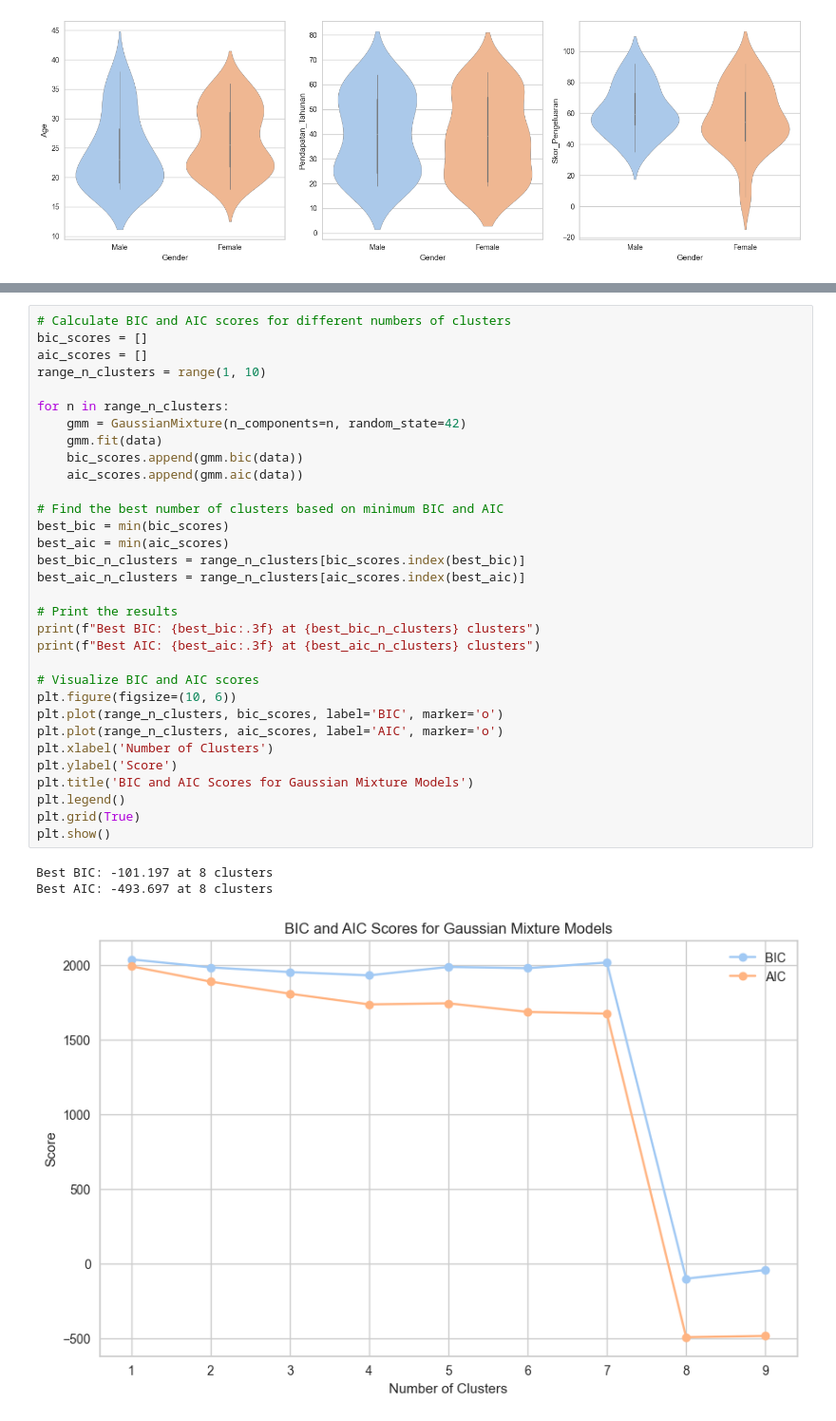
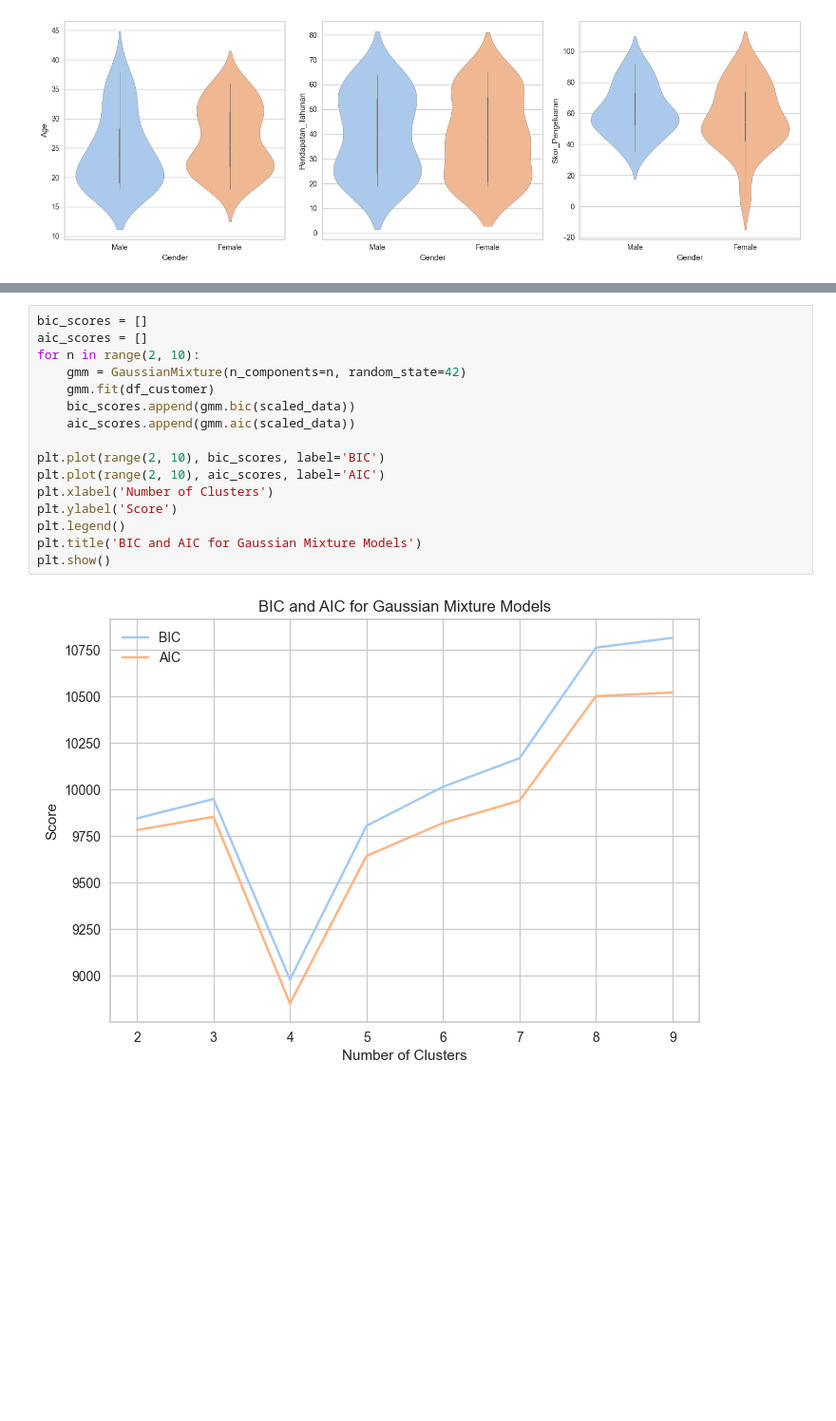
Before and after one commit to BlackBox-Ops/ML-Customer-Segmentation, a Jupyter notebook: notebooks/analisis_eda.ipynb, the cells around one changed output, grey strips where cells are left out. Shown at 95% size. Drawn from its saved outputs; the diff is of its cells as text; blank space fills up the shorter version.

```diff
--- a/notebooks/analisis_eda.ipynb
+++ b/notebooks/analisis_eda.ipynb
@@ -2102,36 +2159,18 @@ Pada tahap ini kita akan membuat visualisasi data untuk menentukan jumlah nilai
 # %%
-# Calculate BIC and AIC scores for different numbers of clusters
 bic_scores = []
 aic_scores = []
-range_n_clusters = range(1, 10)
+for n in range(2, 10):
+    gmm = GaussianMixture(n_components=n, random_state=42)
+    gmm.fit(df_customer)
+    bic_scores.append(gmm.bic(scaled_data))
+    aic_scores.append(gmm.aic(scaled_data))
 
-for n in range_n_clusters:
-    gmm = GaussianMixture(n_components=n, random_state=42)
-    gmm.fit(data)
-    bic_scores.append(gmm.bic(data))
-    aic_scores.append(gmm.aic(data))
-
-# Find the best number of clusters based on minimum BIC and AIC
-best_bic = min(bic_scores)
-best_aic = min(aic_scores)
-best_bic_n_clusters = range_n_clusters[bic_scores.index(best_bic)]
-best_aic_n_clusters = range_n_clusters[aic_scores.index(best_aic)]
-
-# Print the results
-print(f"Best BIC: {best_bic:.3f} at {best_bic_n_clusters} clusters")
-print(f"Best AIC: {best_aic:.3f} at {best_aic_n_clusters} clusters")
-
-# Visualize BIC and AIC scores
-plt.figure(figsize=(10, 6))
-plt.plot(range_n_clusters, bic_scores, label='BIC', marker='o')
-plt.plot(range_n_clusters, aic_scores, label='AIC', marker='o')
+plt.plot(range(2, 10), bic_scores, label='BIC')
+plt.plot(range(2, 10), aic_scores, label='AIC')
 plt.xlabel('Number of Clusters')
 plt.ylabel('Score')
-plt.title('BIC and AIC Scores for Gaussian Mixture Models')
 plt.legend()
-plt.grid(True)
+plt.title('BIC and AIC for Gaussian Mixture Models')
 plt.show()
 # %% [output]
-Best BIC: -101.197 at 8 clusters
-Best AIC: -493.697 at 8 clusters
-[figure, old version]
+[figure, new version]
```
Also changed, not shown: parts of 15 cells of this notebook.
